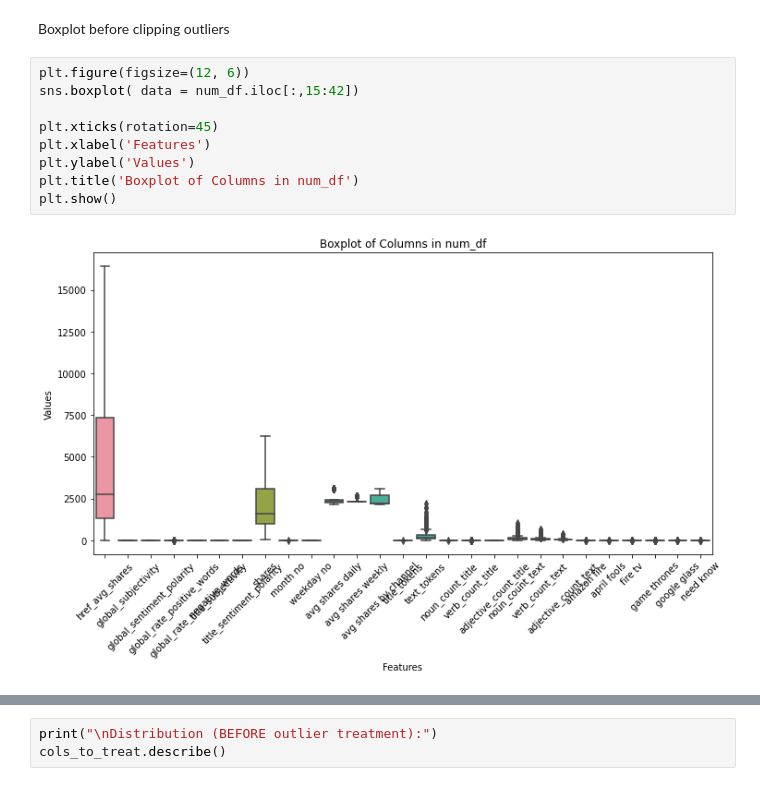
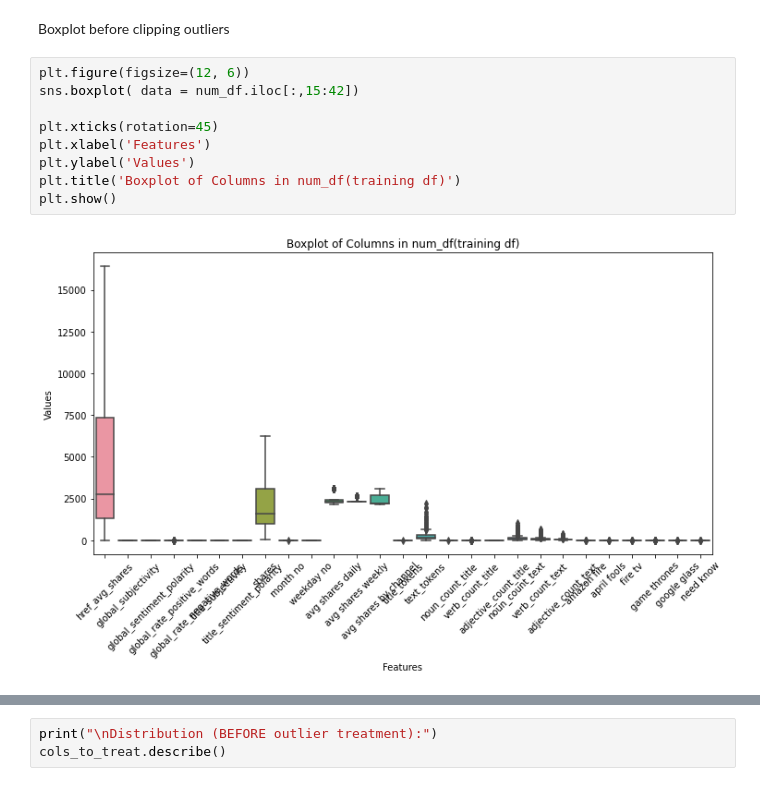
Before and after one commit to smafraim/News-Articles-Share-Prediction-using-Machine-Learning, a Jupyter notebook: Notebooks/ML_model building.ipynb, the cells around one changed output, grey strips where cells are left out. Saved outputs shown, nothing was run; the diff lists cells and outputs as text.

```diff
--- a/Notebooks/ML_model building.ipynb
+++ b/Notebooks/ML_model building.ipynb
@@ -109,11 +145,11 @@ Boxplot before clipping outliers
 # %%
 plt.figure(figsize=(12, 6))
 sns.boxplot( data = num_df.iloc[:,15:42])
 
 plt.xticks(rotation=45)
 plt.xlabel('Features')
 plt.ylabel('Values')
-plt.title('Boxplot of Columns in num_df')
+plt.title('Boxplot of Columns in num_df(training df)')
 plt.show()
 # %% [output]
-[figure, old version]
+[figure, new version]
```
Also changed, not shown: parts of 74 cells of this notebook, 6 other files.
